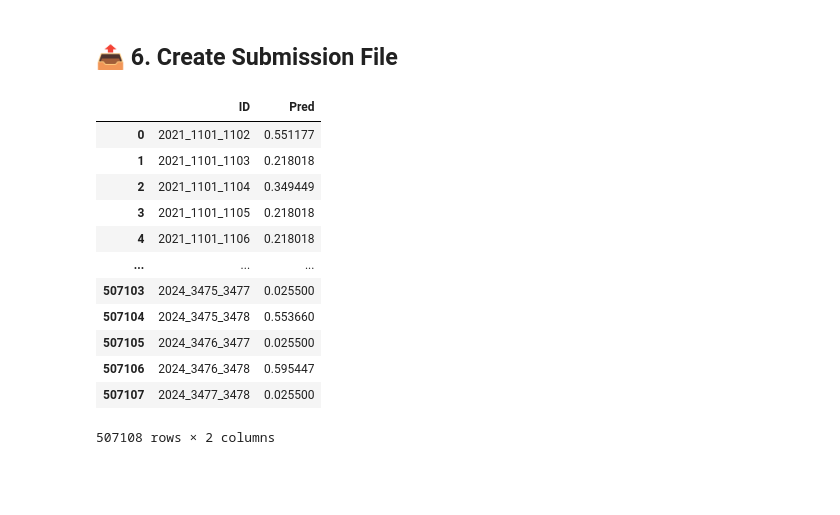
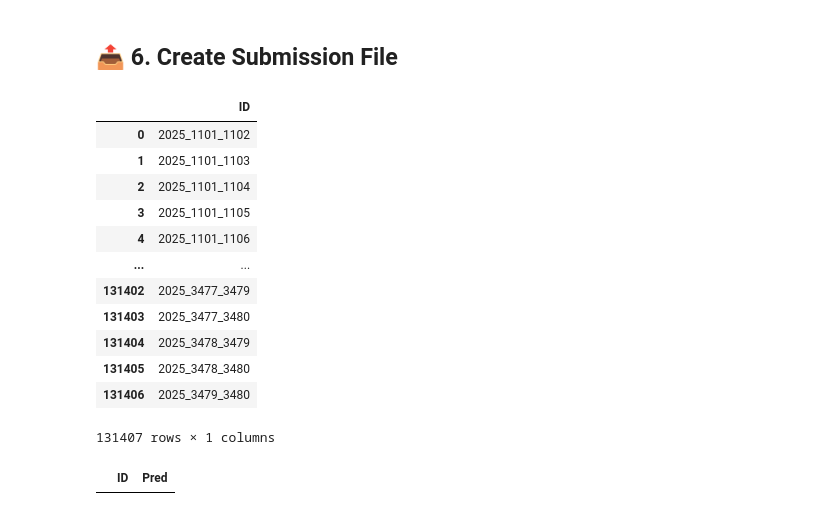
Before and after one commit to ljwvv666/March-Machine-Learning-Mania-2025, a Jupyter notebook: ncaa-basketball-predictions-with-xgboost.ipynb, the cells around one changed output. Saved outputs shown, nothing was run; the diff lists cells and outputs as text; code cells hidden in the pictures; blank space fills up the shorter version.

Commit message:
Kaggle Notebook | 🏀 NCAA Basketball Predictions with XGBoost | Version 3

```diff
--- a/ncaa-basketball-predictions-with-xgboost.ipynb
+++ b/ncaa-basketball-predictions-with-xgboost.ipynb
@@ -423,19 +423,25 @@ sub_X_scaled = scaler.transform(sub_X_imputed)
 
 sub['Pred'] = xgb.predict(sub_X_scaled).clip(0.001, 0.999)
 sub[['ID', 'Pred']].to_csv('submission.csv', index=False)
+# %%
+df = pd.read_csv("/kaggle/input/march-machine-learning-mania-2025/SampleSubmissionStage2.csv")
+df = df[['ID']]
+df
+# %% [output]
+|  | ID |
+| 0 | 2025_1101_1102 |
+| 1 | 2025_1101_1103 |
+| 2 | 2025_1101_1104 |
+| 3 | 2025_1101_1105 |
+| 4 | 2025_1101_1106 |
+| ... | ... |
+| 131402 | 2025_3477_3479 |
+| 131403 | 2025_3477_3480 |
+| 131404 | 2025_3478_3479 |
+| 131405 | 2025_3478_3480 |
+| 131406 | 2025_3479_3480 |
+131407 rows × 1 columns
 # %%
-sub[['ID', 'Pred']]
+sub[sub['ID'].str.contains('3477_3480', na=False)][['ID', 'Pred']]
 # %% [output]
 |  | ID | Pred |
-| 0 | 2021_1101_1102 | 0.551177 |
-| 1 | 2021_1101_1103 | 0.218018 |
-| 2 | 2021_1101_1104 | 0.349449 |
-| 3 | 2021_1101_1105 | 0.218018 |
-| 4 | 2021_1101_1106 | 0.218018 |
-| ... | ... | ... |
-| 507103 | 2024_3475_3477 | 0.025500 |
-| 507104 | 2024_3475_3478 | 0.553660 |
-| 507105 | 2024_3476_3477 | 0.025500 |
-| 507106 | 2024_3476_3478 | 0.595447 |
-| 507107 | 2024_3477_3478 | 0.025500 |
-507108 rows × 2 columns
```
Also changed, not shown: parts of 6 cells of this notebook.
